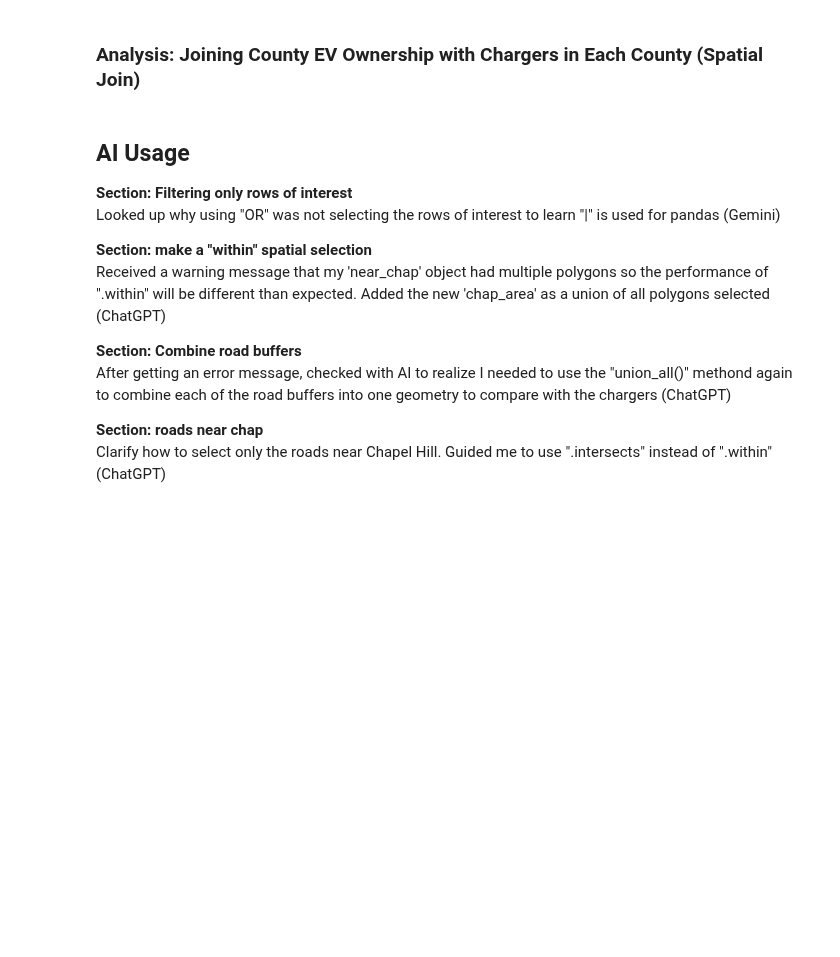
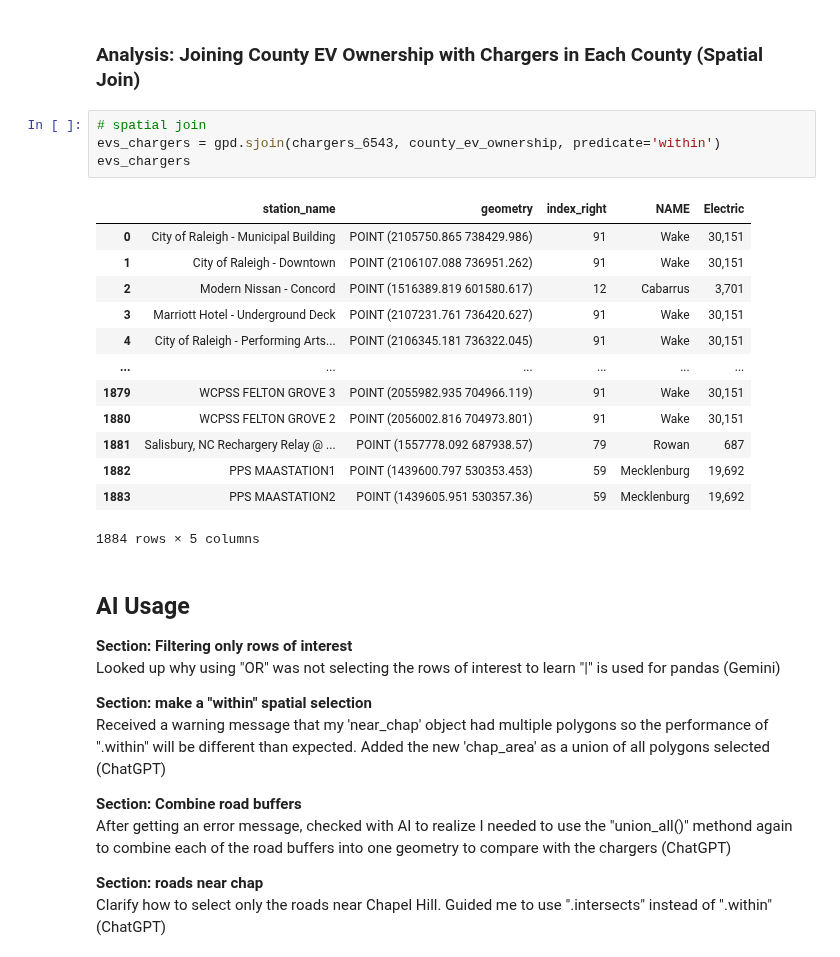
Before and after one commit to lexileach/geog592-lexleach, a Jupyter notebook: homework/week07/lexleach-hw08-geoprocessing.ipynb, the cells around one changed output. Saved outputs shown, nothing was run; the diff lists cells and outputs as text; blank space fills up the shorter version.

Commit message:
working on spatial join for hw08

```diff
--- a/homework/week07/lexleach-hw08-geoprocessing.ipynb
+++ b/homework/week07/lexleach-hw08-geoprocessing.ipynb
@@ -749,6 +749,24 @@ county_ev_ownership
 100 rows × 3 columns
 # %% [markdown]
 ### Analysis: Joining County EV Ownership with Chargers in Each County (Spatial Join)
+# %%
+# spatial join
+evs_chargers = gpd.sjoin(chargers_6543, county_ev_ownership, predicate='within')
+evs_chargers
+# %% [output]
+|  | station_name | geometry | index_right | NAME | Electric |
+| 0 | City of Raleigh - Municipal Building | POINT (2105750.865 738429.986) | 91 | Wake | 30,151 |
+| 1 | City of Raleigh - Downtown | POINT (2106107.088 736951.262) | 91 | Wake | 30,151 |
+| 2 | Modern Nissan - Concord | POINT (1516389.819 601580.617) | 12 | Cabarrus | 3,701 |
+| 3 | Marriott Hotel - Underground Deck | POINT (2107231.761 736420.627) | 91 | Wake | 30,151 |
+| 4 | City of Raleigh - Performing Arts... | POINT (2106345.181 736322.045) | 91 | Wake | 30,151 |
+| ... | ... | ... | ... | ... | ... |
+| 1879 | WCPSS FELTON GROVE 3 | POINT (2055982.935 704966.119) | 91 | Wake | 30,151 |
+| 1880 | WCPSS FELTON GROVE 2 | POINT (2056002.816 704973.801) | 91 | Wake | 30,151 |
+| 1881 | Salisbury, NC Rechargery Relay @ ... | POINT (1557778.092 687938.57) | 79 | Rowan | 687 |
+| 1882 | PPS MAASTATION1 | POINT (1439600.797 530353.453) | 59 | Mecklenburg | 19,692 |
+| 1883 | PPS MAASTATION2 | POINT (1439605.951 530357.36) | 59 | Mecklenburg | 19,692 |
+1884 rows × 5 columns
 # %% [markdown]
 ## AI Usage
 **Section: Filtering only rows of interest**\
```
